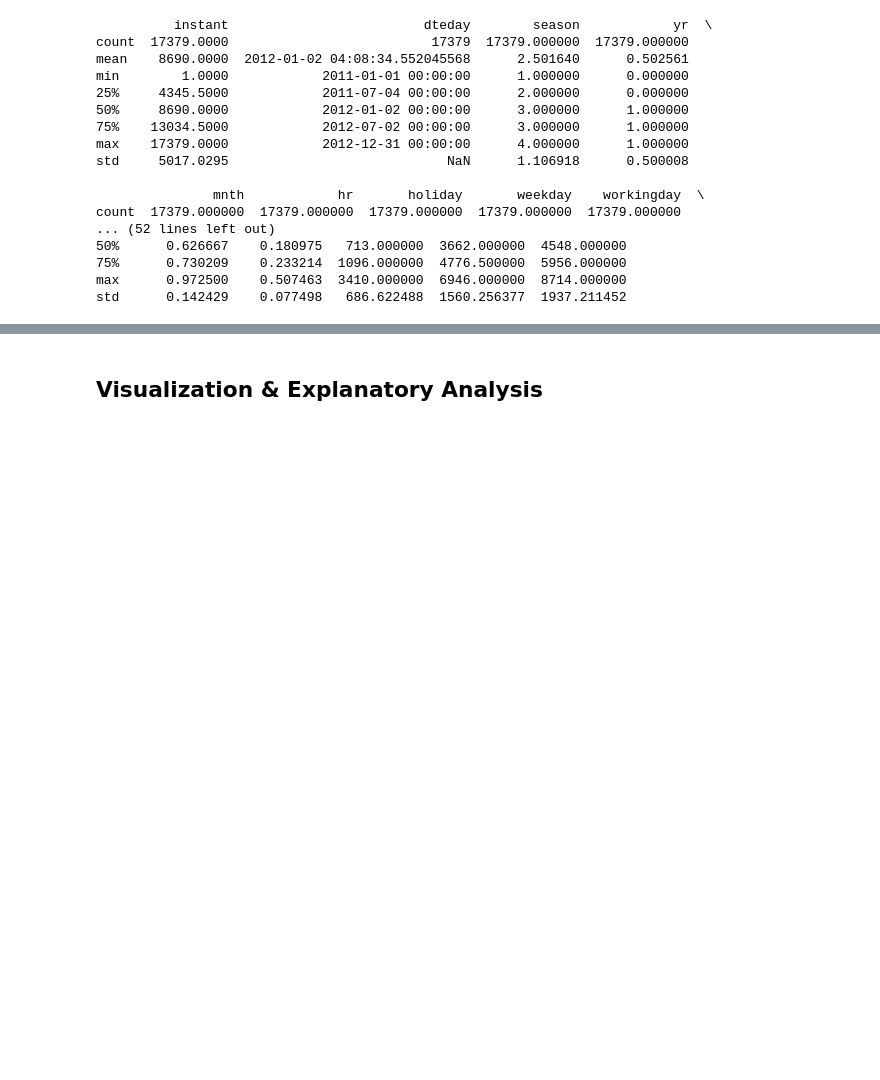
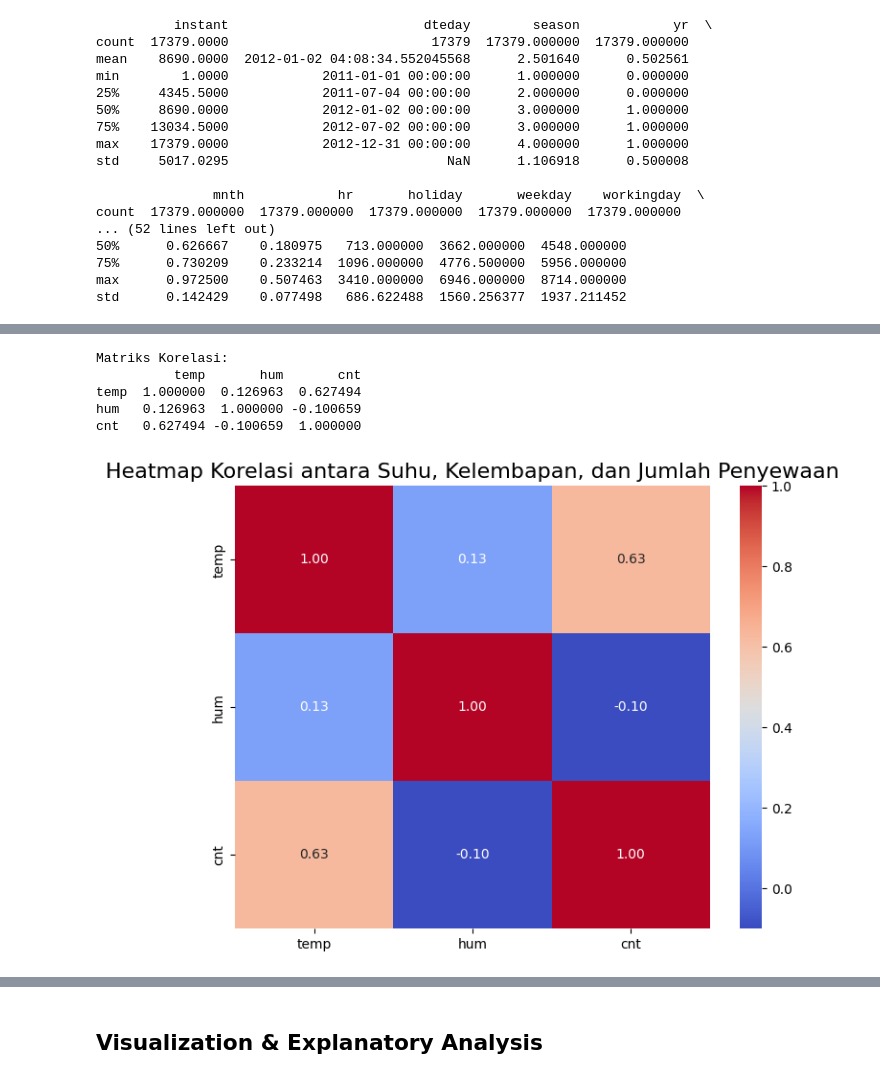
Before and after one commit to ShotZ9/Submission-Proyek-Analisis-Data, a Jupyter notebook: Proyek_Analisis_Data.ipynb, the cells around one changed output, grey strips where cells are left out. Saved outputs shown, nothing was run; the diff lists cells and outputs as text; code cells hidden in the pictures; blank space fills up the shorter version.

```diff
--- a/Proyek_Analisis_Data.ipynb
+++ b/Proyek_Analisis_Data.ipynb
@@ -125,0 +206,19 @@ std      0.142429    0.077498   686.622488  1560.256377  1937.211452
+# %%
+# Korelasi antara suhu, kelembapan, dan jumlah penyewaan sepeda
+correlation_data = day_data[['temp', 'hum', 'cnt']]
+correlation_matrix = correlation_data.corr()
+print("\nMatriks Korelasi:")
+print(correlation_matrix)
+
+# Heatmap
+plt.figure(figsize=(8, 6))
+sns.heatmap(correlation_matrix, annot=True, cmap='coolwarm', fmt='.2f')
+plt.title('Heatmap Korelasi antara Suhu, Kelembapan, dan Jumlah Penyewaan', fontsize=16)
+plt.show()
+# %% [output]
+Matriks Korelasi:
+          temp       hum       cnt
+temp  1.000000  0.126963  0.627494
+hum   0.126963  1.000000 -0.100659
+cnt   0.627494 -0.100659  1.000000
+[figure, added]
```
Also changed, not shown: parts of 17 cells of this notebook, 2 other files.
